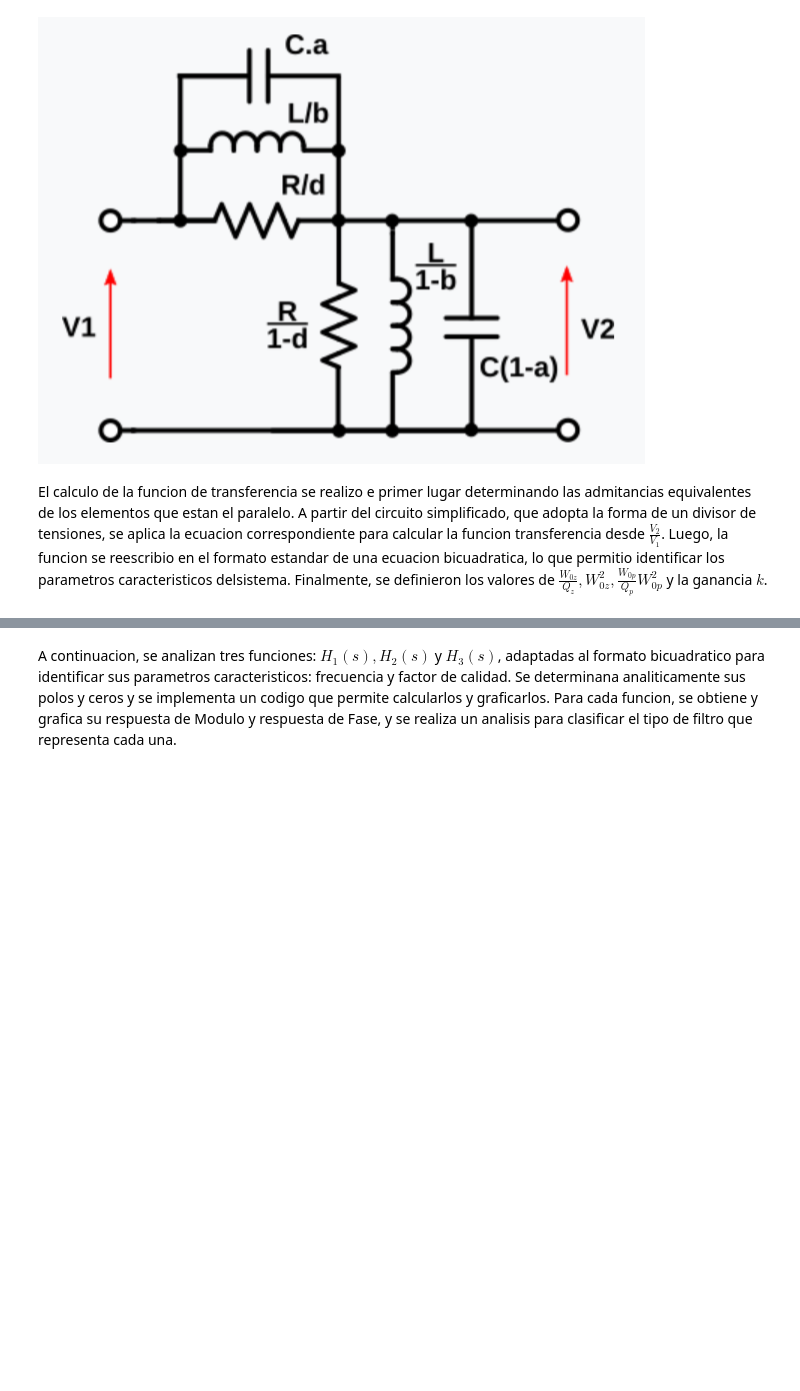
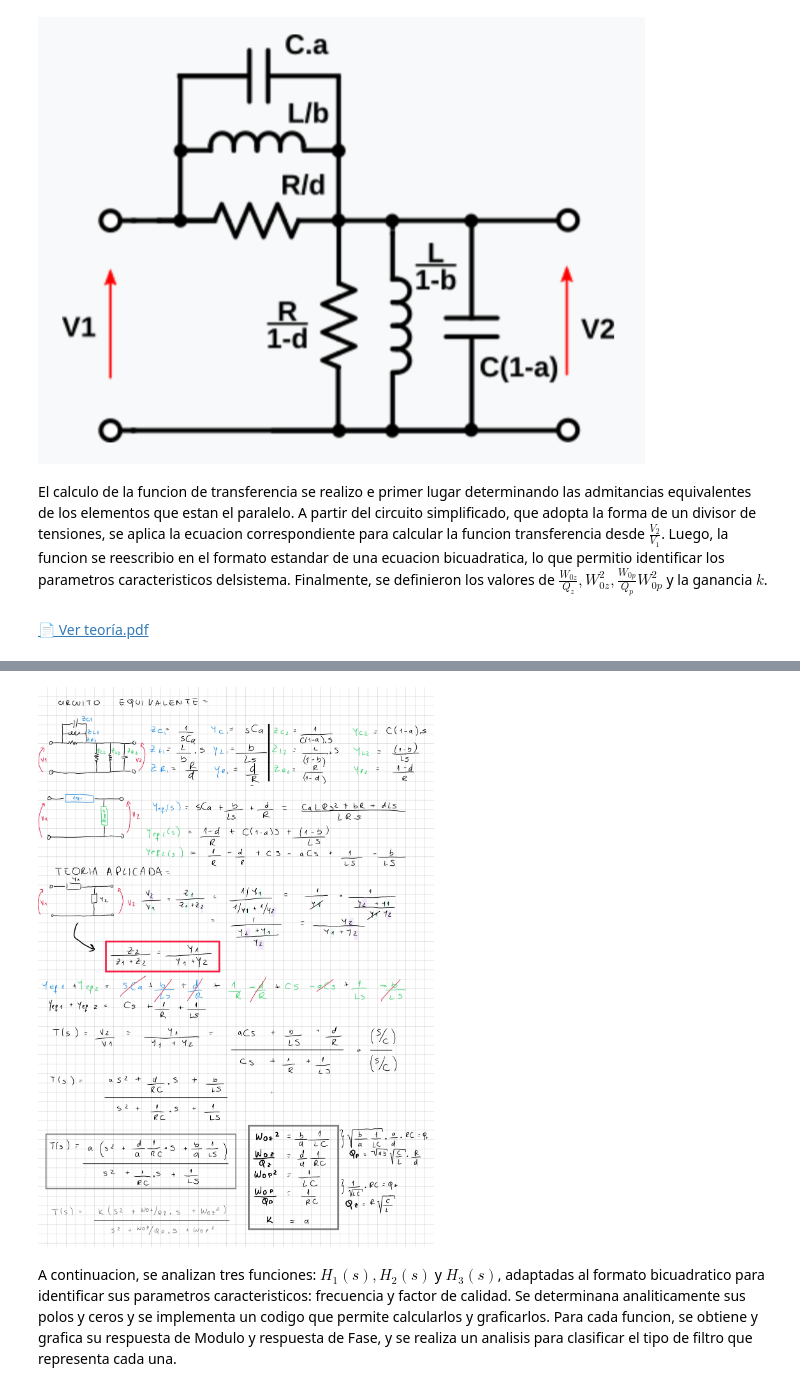
Before and after one commit to MagdalenaGuida/TS---APS-, a Jupyter notebook: TS6.ipynb, the cells around one changed output, grey strips where cells are left out. Drawn from its saved outputs; the diff is of its cells as text; code cells hidden in the pictures; blank space fills up the shorter version.

```diff
--- a/TS6.ipynb
+++ b/TS6.ipynb
@@ -12,7 +12,9 @@ display(Image(filename='C:/Users/magui/APS/TS SEGUNDAAAA/TS 6/circuito.png'))
 [figure]
 # %% [markdown]
 El calculo de la funcion de transferencia se realizo e primer lugar  determinando las admitancias equivalentes  de los elementos que estan el paralelo. A partir del circuito simplificado, que adopta la forma de un divisor de tensiones, se aplica la ecuacion correspondiente para calcular la funcion transferencia desde $\frac{V_2}{V_1}$. Luego, la funcion se reescribio en el formato estandar de una ecuacion bicuadratica, lo que permitio identificar los parametros caracteristicos delsistema. Finalmente, se definieron los valores de $\frac{W_{0z}}{Q_z}, W_{0z}^{2}, \frac{W_{0p}}{Q_p}W_{0p}^{2}$ y la ganancia $k$.
+# %% [markdown]
+[📄 Ver teoría.pdf](teoria.pdf)
 # %%
-from IPython.display import IFrame
-IFrame(src="teoria.pdf", width=1000, height=800)
+from IPython.display import Image, display
+display(Image(filename='C:/Users/magui/APS/TS SEGUNDAAAA/TS 6/teoria.jpg'))
 # %% [output]
@@ -20,3 +21,4 @@ IFrame(src="teoria.pdf", width=1000, height=800)
+[figure, added]
 # %% [markdown]
 A continuacion, se analizan tres funciones: $H_1(s), H_2(s)$ y $H_3(s)$, adaptadas al formato bicuadratico para identificar sus parametros caracteristicos: frecuencia y factor de calidad. Se determinana analiticamente sus polos y ceros y se implementa un codigo que permite calcularlos y graficarlos. Para cada funcion, se obtiene y grafica su respuesta de Modulo y respuesta de Fase, y se realiza un analisis para clasificar el tipo de filtro que representa cada una.
 # %%
```
Also changed, not shown: parts of 4 cells of this notebook.
